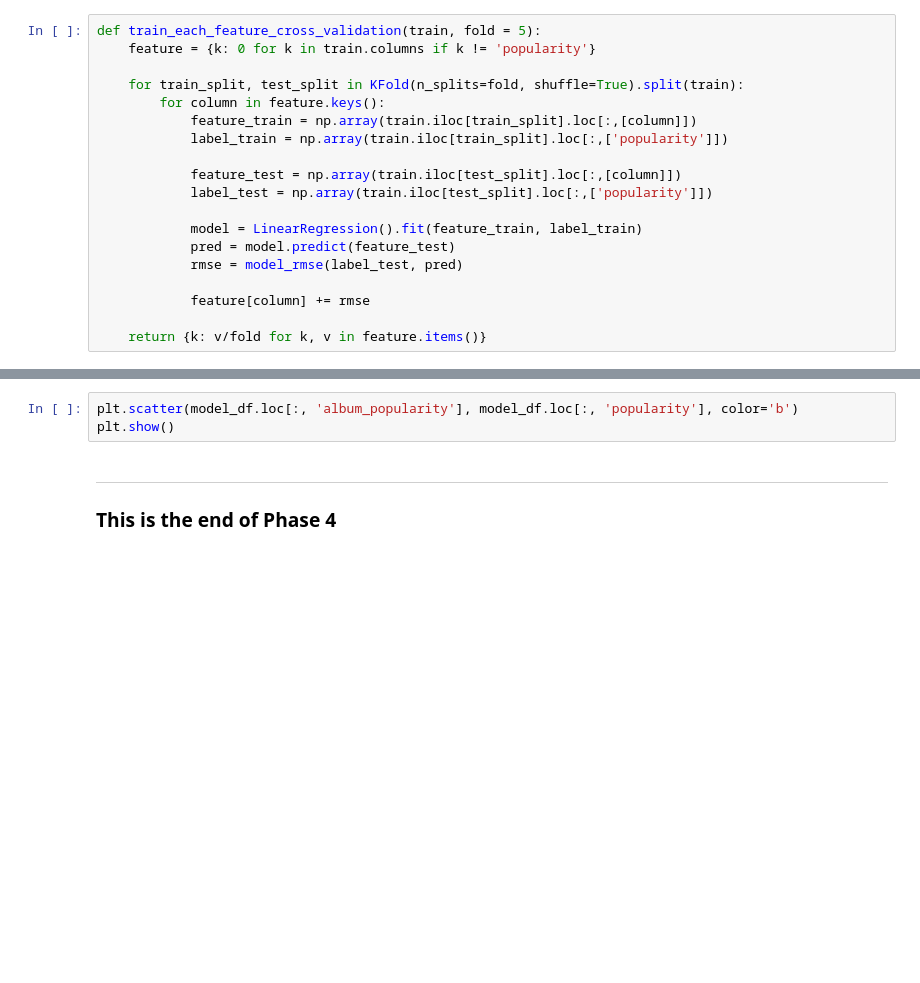
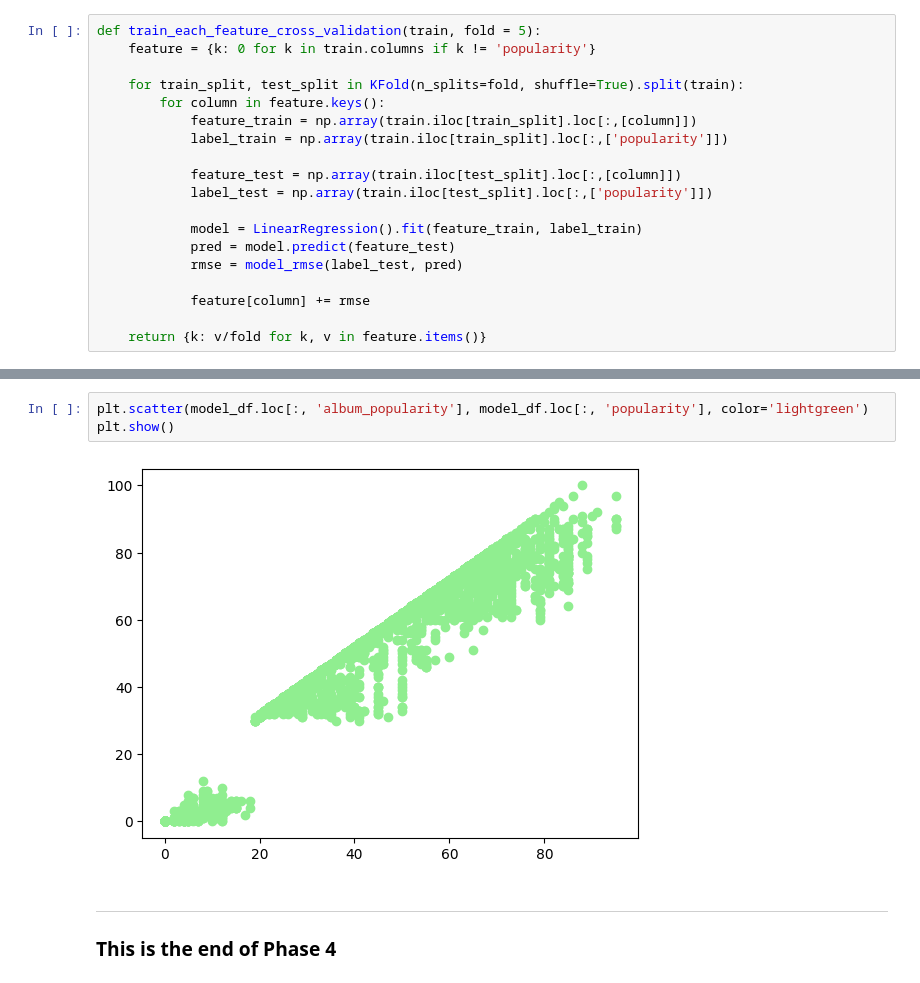
Before and after one commit to quytrungg/Final_Project_CSC14119, a Jupyter notebook: data_modeling/data_modeling.ipynb, the cells around one changed output, grey strips where cells are left out. Cells and saved outputs as stored; diff of their text form; blank space fills up the shorter version.

```diff
--- a/data_modeling/data_modeling.ipynb
+++ b/data_modeling/data_modeling.ipynb
@@ -160,6 +183,8 @@ day la markdown
 # %%
-plt.scatter(model_df.loc[:, 'album_popularity'], model_df.loc[:, 'popularity'], color='b')
+plt.scatter(model_df.loc[:, 'album_popularity'], model_df.loc[:, 'popularity'], color='lightgreen')
 plt.show()
+# %% [output]
+[figure, added]
 # %% [markdown]
 ----
 ### <b> This is the end of Phase 4</b>
```
Also changed, not shown: parts of 22 cells of this notebook.
